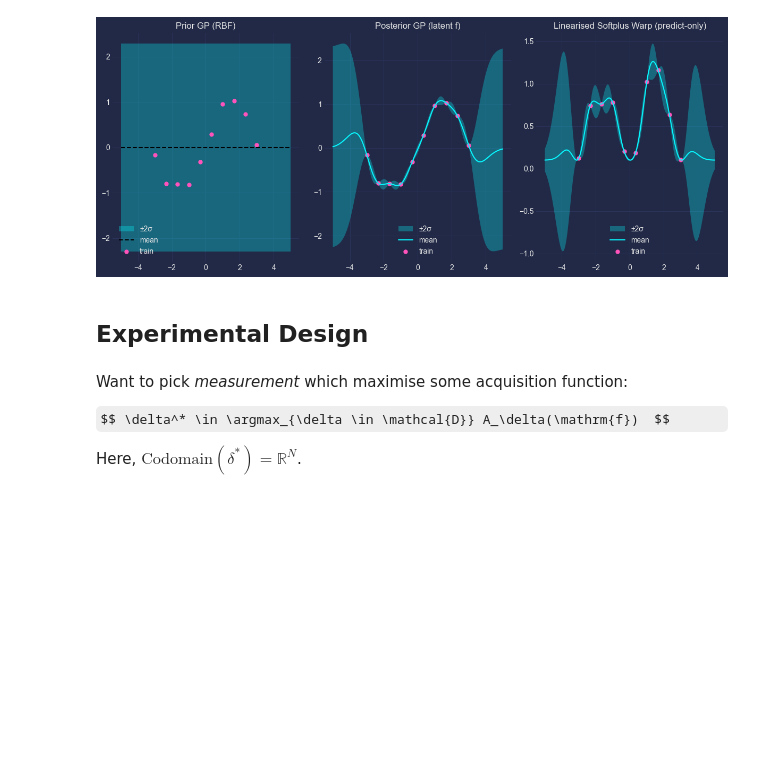
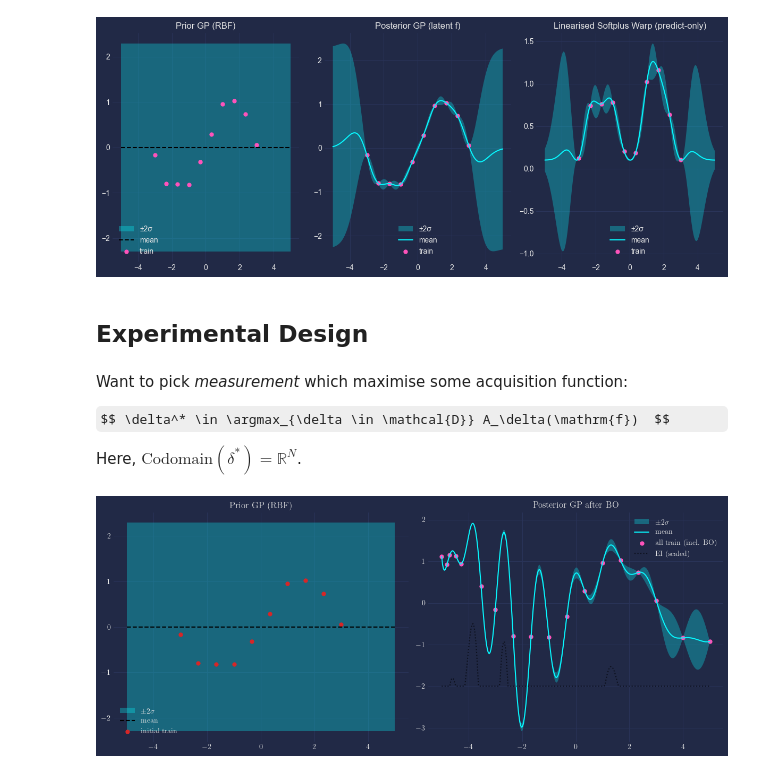
Before and after one commit to MatthewAlexanderFisher/GaussED, a Jupyter notebook: test.ipynb, the cells around one changed output. Drawn from its saved outputs; the diff is of its cells as text; code cells hidden in the pictures; some formulas as TeX source; blank space fills up the shorter version.

```diff
--- a/test.ipynb
+++ b/test.ipynb
@@ -746,8 +746,7 @@ import matplotlib.pyplot as plt
 # from gaussed.* import Euclidean, Codomain, ZeroMeanFun, RBFParams, RBFKernel, ExactBackend, ...
 # from gaussed.* import GP, Probe, Eval, GaussianLikelihood, GPModel, pack_ev2mat
 
-# --- NEW: SED imports ---
-from gaussed.ed.base import (
+from gaussed.sed.base import (
     PosteriorState, ExpectedImprovement,
     FixedSetProposer, GreedyArgmaxPolicy,
     propose_next, GPSample, AcqContext
@@ -866,31 +865,33 @@ acq_vals = acq(Xt, post_state, AcqContext(y_best=jnp.max(y)))
 # ----------------------------
 xplot = Xt.squeeze()
 
 plt.figure(figsize=(12,5))
 
 # Prior
 plt.subplot(1,2,1)
 plt.title("Prior GP (RBF)")
 plt.fill_between(xplot,
                  prior_mean - 2*jnp.sqrt(prior_var),
                  prior_mean + 2*jnp.sqrt(prior_var),
                  alpha=0.3, label="$\\pm 2 \\sigma$")
 plt.plot(xplot, prior_mean, "k--", label="mean")
 plt.scatter(Xtr[:10].squeeze(), y[:10], s=25, c="tab:red", label="initial train")  # first 10 are initial
 plt.legend()
 
 # Posterior after BO
 plt.subplot(1,2,2)
 plt.title("Posterior GP after BO")
 plt.fill_between(xplot,
                  m_post.reshape(-1,) - 2*jnp.sqrt(v_post),
                  m_post.reshape(-1,) + 2*jnp.sqrt(v_post),
                  alpha=0.3, label="$\\pm2\\sigma$")
 plt.plot(xplot, m_post, label="mean")
-plt.scatter(Xtr.squeeze(), y, s=25, c="tabblue", label="all train (incl. BO)")
+plt.scatter(Xtr.squeeze(), y, s=25,  label="all train (incl. BO)")
 # (Optional) show EI (rescaled) to see where it’s large
 acq_rescaled = (acq_vals - acq_vals.min()) / (acq_vals.ptp() + 1e-12)
 plt.plot(xplot, acq_rescaled * 1.5 - 2.0, "k:", alpha=0.6, label="EI (scaled)")  # drawn near lower band
 plt.legend()
 plt.tight_layout()
 plt.show()
+# %% [output]
+[figure, added]
```
Also changed, not shown: 13 other files.
